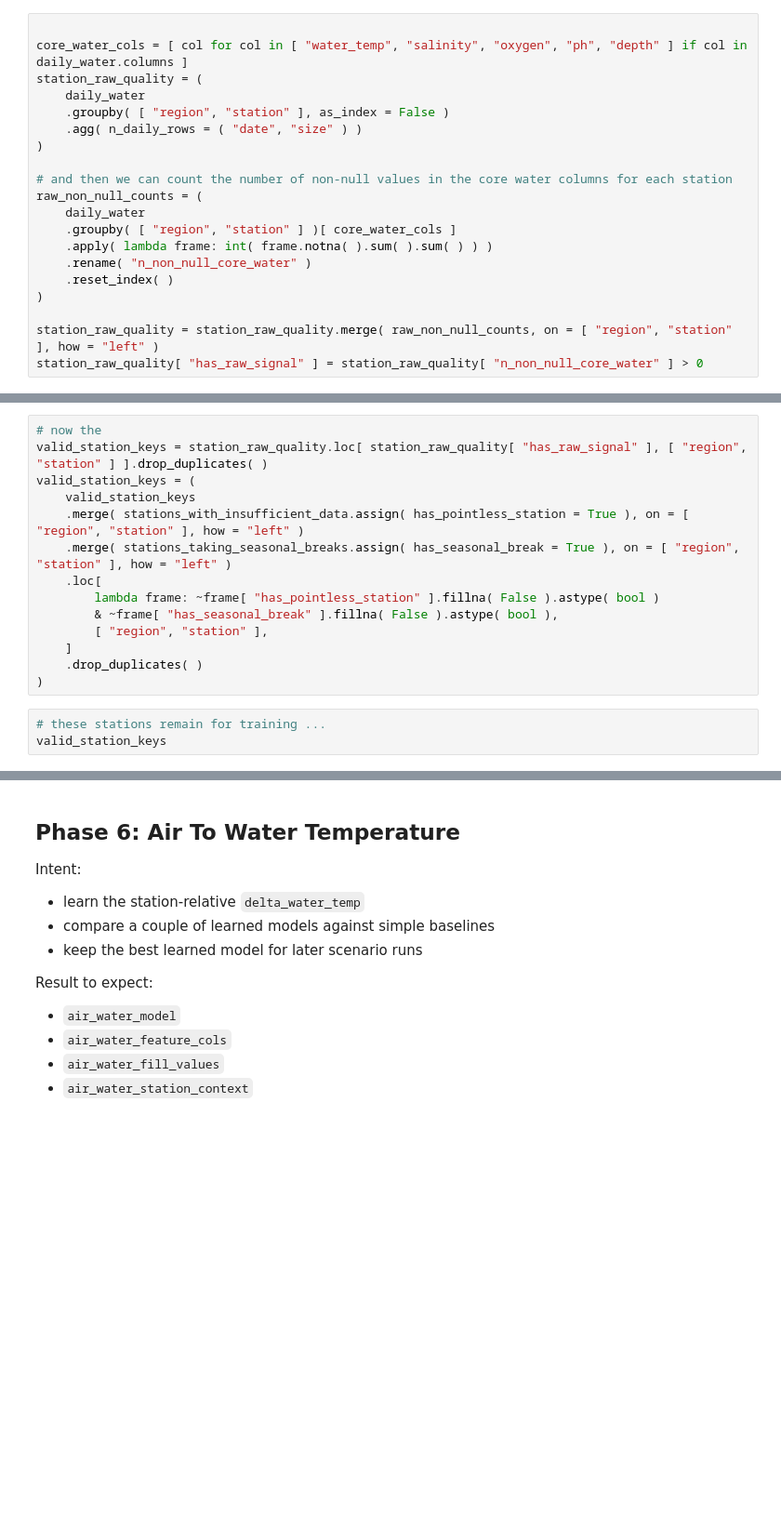
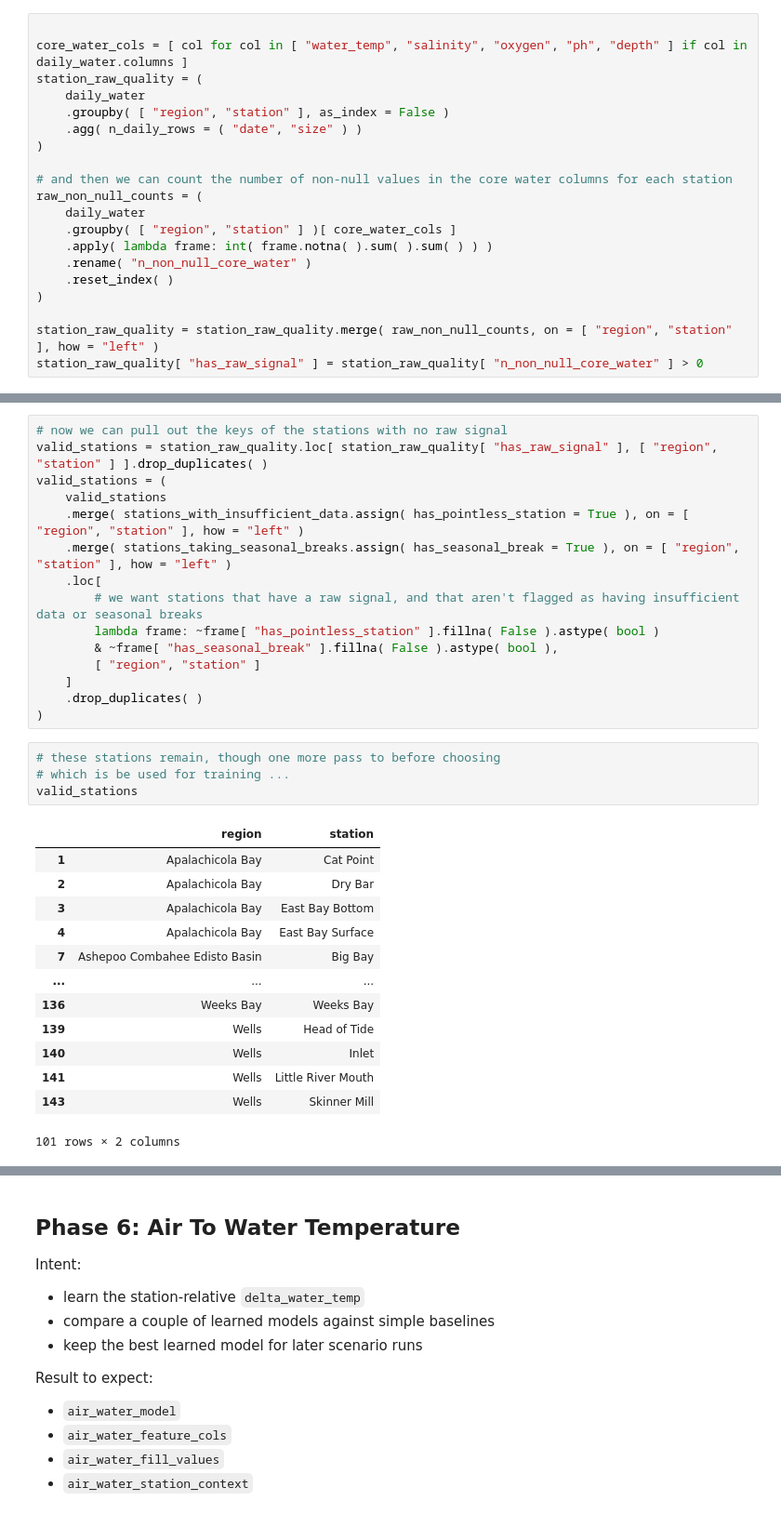
Before and after one commit to jeturcotte/estuaries, a Jupyter notebook: code/t4d.full.project.lite.ipynb, the cells around one changed output, grey strips where cells are left out. Shown at 93% size. Drawn from its saved outputs; the diff is of its cells as text; blank space fills up the shorter version.

```diff
--- a/code/t4d.full.project.lite.ipynb
+++ b/code/t4d.full.project.lite.ipynb
@@ -1546,18 +1771,34 @@ station_raw_quality.sample( 5 ).T
 # %%
-# now the
-valid_station_keys = station_raw_quality.loc[ station_raw_quality[ "has_raw_signal" ], [ "region", "station" ] ].drop_duplicates( )
-valid_station_keys = (
-    valid_station_keys
+# now we can pull out the keys of the stations with no raw signal
+valid_stations = station_raw_quality.loc[ station_raw_quality[ "has_raw_signal" ], [ "region", "station" ] ].drop_duplicates( )
+valid_stations = (
+    valid_stations
     .merge( stations_with_insufficient_data.assign( has_pointless_station = True ), on = [ "region", "station" ], how = "left" )
     .merge( stations_taking_seasonal_breaks.assign( has_seasonal_break = True ), on = [ "region", "station" ], how = "left" )
     .loc[
+        # we want stations that have a raw signal, and that aren't flagged as having insufficient data or seasonal breaks
         lambda frame: ~frame[ "has_pointless_station" ].fillna( False ).astype( bool )
         & ~frame[ "has_seasonal_break" ].fillna( False ).astype( bool ),
-        [ "region", "station" ],
+        [ "region", "station" ]
     ]
     .drop_duplicates( )
 )
 # %%
-# these stations remain for training ...
-valid_station_keys
+# these stations remain, though one more pass to before choosing
+# which is be used for training ...
+valid_stations
+# %% [output]
+|  | region | station |
+| 1 | Apalachicola Bay | Cat Point |
+| 2 | Apalachicola Bay | Dry Bar |
+| 3 | Apalachicola Bay | East Bay Bottom |
+| 4 | Apalachicola Bay | East Bay Surface |
+| 7 | Ashepoo Combahee Edisto Basin | Big Bay |
+| ... | ... | ... |
+| 136 | Weeks Bay | Weeks Bay |
+| 139 | Wells | Head of Tide |
+| 140 | Wells | Inlet |
+| 141 | Wells | Little River Mouth |
+| 143 | Wells | Skinner Mill |
+101 rows × 2 columns
 # %%
```
Also changed, not shown: parts of 41 cells of this notebook.
